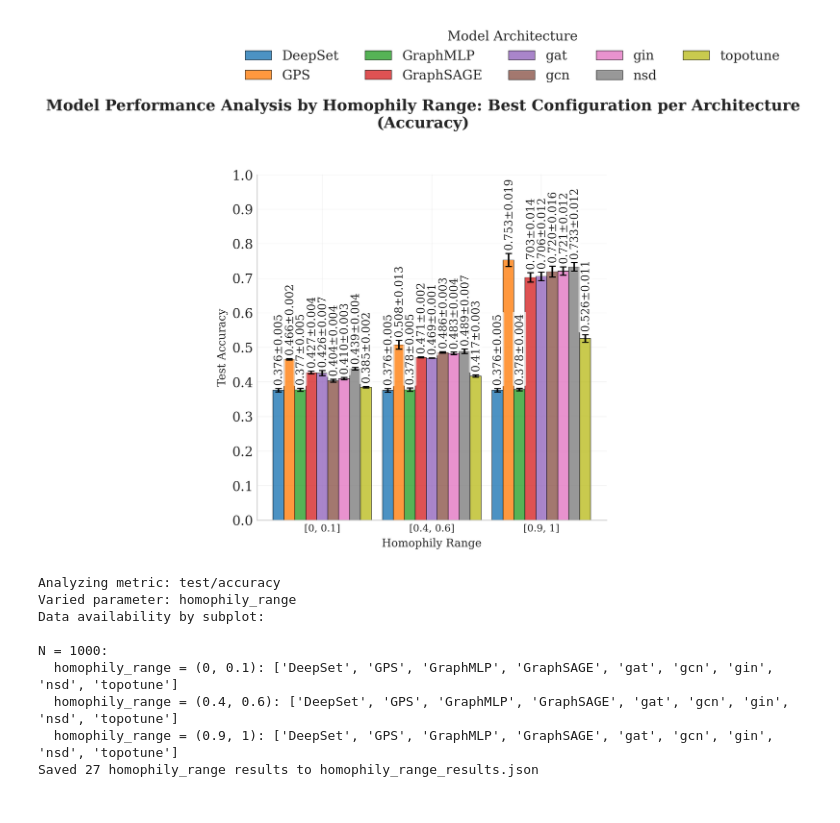
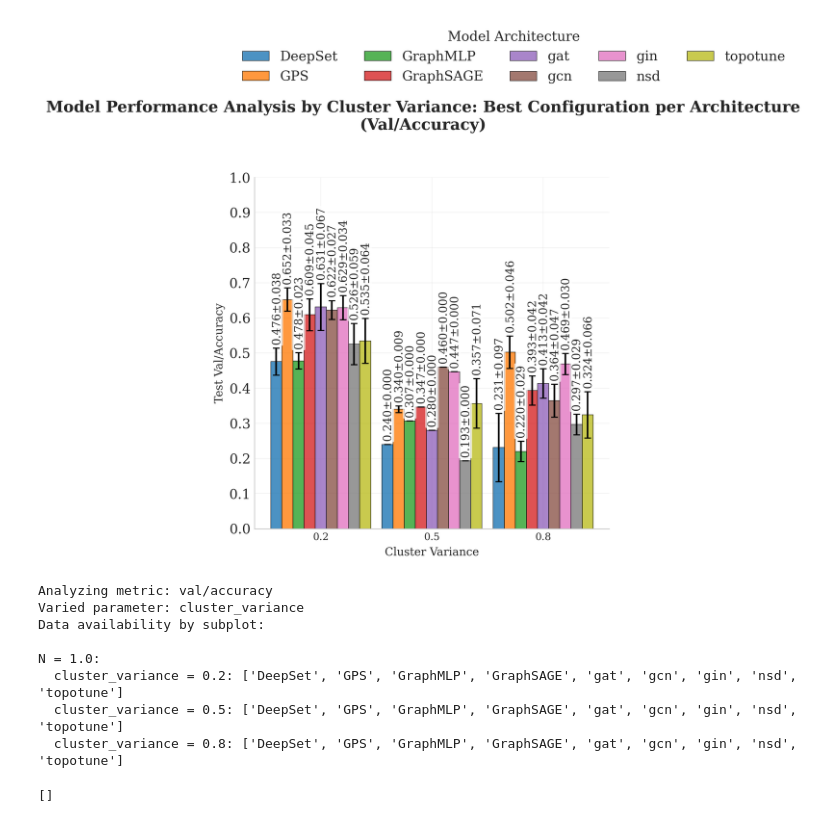
Before and after one commit to geometric-intelligence/TopoBench, a Jupyter notebook: tutorials/results_notebook.ipynb, the cells around one changed output. Cells and saved outputs as stored; diff of their text form; code cells hidden in the pictures.

```diff
--- a/tutorials/results_notebook.ipynb
+++ b/tutorials/results_notebook.ipynb
@@ -1,7 +1,7 @@
 # %%
 # CONFIGURATION - Change these to select the metric and varied parameter
-METRIC = 'test/accuracy'  # Options: 'test/accuracy', 'test/auroc', 'test/precision', 'test/recall', etc.
-VARIED_PARAMETER = 'homophily_range'  # Options: 'homophily_range', 'avg_degree_range', etc.
+METRIC = 'val/accuracy'  # Options: 'test/accuracy', 'test/auroc', 'test/precision', 'test/recall', etc.
+VARIED_PARAMETER = 'cluster_variance'  # Options: 'homophily_range', 'avg_degree_range', etc.
 # %%
 import wandb
 import pandas as pd
@@ -9,7 +9,7 @@ import pandas as pd
 api = wandb.Api(timeout=100)
 
 # Get all runs from a project
-runs = api.runs("graphuniverse/final_homophily_experiments")
+runs = api.runs("graphuniverse/final_cluster_variance_experiments_transductive")
 
 # Collect data from all runs
 all_data = []
@@ -113,7 +113,10 @@ def extract_params(gen_params_str, varied_param):
     try:
         parsed = json.loads(gen_params_str)
         n_graphs = parsed['family_parameters']['n_graphs']
-        varied_param_value = tuple(parsed['family_parameters'][varied_param])
+        if varied_param=="cluster_variance":
+            varied_param_value = parsed['universe_parameters'][varied_param]
+        else:
+            varied_param_value = tuple(parsed['family_parameters'][varied_param])
         return n_graphs, varied_param_value
     except:
         return None, None
@@ -147,9 +150,14 @@ for n_graphs, varied_param_value in product(unique_n_graphs, unique_varied_param
 
         # Get best configuration per model type
         if len(stats_per_model_config) > 0:
-            best_per_model_type = stats_per_model_config.loc[
-                stats_per_model_config.groupby('model_name')['mean'].idxmax()
-            ]
+            if "accuracy" in METRIC:
+                best_per_model_type = stats_per_model_config.loc[
+                    stats_per_model_config.groupby('model_name')['mean'].idxmax()
+                ]
+            else:
+                best_per_model_type = stats_per_model_config.loc[
+                    stats_per_model_config.groupby('model_name')['mean'].idxmin()
+                ]
 
             for _, row in best_per_model_type.iterrows():
                 key = (n_graphs, varied_param_value, row['model_name'])
@@ -175,9 +183,14 @@ for subplot_idx, n_graphs in enumerate(unique_n_graphs):
 
     # Create group labels (varied parameter ranges)
     group_labels = []
-    for varied_param_value in unique_varied_param_values:
-        param_str = f"[{varied_param_value[0]}, {varied_param_value[1]}]"
-        group_labels.append(param_str)
+    try:
+        for varied_param_value in unique_varied_param_values:
+            param_str = f"[{varied_param_value[0]}, {varied_param_value[1]}]"
+            group_labels.append(param_str)
+    except:
+        for varied_param_value in unique_varied_param_values:
+            param_str = f"{varied_param_value}"
+            group_labels.append(param_str)
 
     # Plot bars for each model
     for model_idx, model in enumerate(unique_models):
@@ -229,8 +242,9 @@ for subplot_idx, n_graphs in enumerate(unique_n_graphs):
     ax.set_xticklabels(group_labels, fontsize=9)
 
     # Set y-axis
-    ax.set_ylim(0, 1)
-    ax.set_yticks(np.arange(0, 1.1, 0.1))
+    if "accuracy" in METRIC:
+        ax.set_ylim(0, 1)
+        ax.set_yticks(np.arange(0, 1.1, 0.1))
 
     # Add grid
     ax.grid(True, alpha=0.3, axis='y')
@@ -269,45 +283,48 @@ plt.rcdefaults()
 print(f"Analyzing metric: {METRIC}")
 print(f"Varied parameter: {VARIED_PARAMETER}")
 print("Data availability by subplot:")
 for n_graphs in unique_n_graphs:
     print(f"\nN = {n_graphs}:")
     for varied_param_value in unique_varied_param_values:
         available_models = []
         for model in unique_models:
             key = (n_graphs, varied_param_value, model)
             if key in results_matrix:
                 available_models.append(model)
         print(f"  {VARIED_PARAMETER} = {varied_param_value}: {available_models}")
 
 # Save results for visualization
 param_results = {}
 for n_graphs, varied_param_value, model in results_matrix.keys():
     # Create a key that matches the expected format for the visualization
     json_key = f"{varied_param_value}_{model}"
 
     # Only save if this combination hasn't been saved yet (avoid duplicates)
     if json_key not in param_results:
         param_results[json_key] = {
             VARIED_PARAMETER: varied_param_value,
             'model': model,
             'mean': results_matrix[(n_graphs, varied_param_value, model)][0],
             'std': results_matrix[(n_graphs, varied_param_value, model)][1]
         }
 
-# Save to JSON with parameter name in filename
-output_filename = f'{VARIED_PARAMETER}_results.json'
-with open(output_filename, 'w') as f:
-    json.dump(param_results, f, indent=2)
+# # Save to JSON with parameter name in filename
+# output_filename = f'{VARIED_PARAMETER}_results.json'
+# with open(output_filename, 'w') as f:
+#     json.dump(param_results, f, indent=2)
 
-print(f"Saved {len(param_results)} {VARIED_PARAMETER} results to {output_filename}")
+# print(f"Saved {len(param_results)} {VARIED_PARAMETER} results to {output_filename}")
 # %% [output]
-[figure, old version]
+[figure, new version]
-Analyzing metric: test/accuracy
-Varied parameter: homophily_range
+Analyzing metric: val/accuracy
+Varied parameter: cluster_variance
 Data availability by subplot:
 
-N = 1000:
-  homophily_range = (0, 0.1): ['DeepSet', 'GPS', 'GraphMLP', 'GraphSAGE', 'gat', 'gcn', 'gin', 'nsd', 'topotune']
-  homophily_range = (0.4, 0.6): ['DeepSet', 'GPS', 'GraphMLP', 'GraphSAGE', 'gat', 'gcn', 'gin', 'nsd', 'topotune']
-  homophily_range = (0.9, 1): ['DeepSet', 'GPS', 'GraphMLP', 'GraphSAGE', 'gat', 'gcn', 'gin', 'nsd', 'topotune']
-Saved 27 homophily_range results to homophily_range_results.json
+N = 1.0:
+  cluster_variance = 0.2: ['DeepSet', 'GPS', 'GraphMLP', 'GraphSAGE', 'gat', 'gcn', 'gin', 'nsd', 'topotune']
+  cluster_variance = 0.5: ['DeepSet', 'GPS', 'GraphMLP', 'GraphSAGE', 'gat', 'gcn', 'gin', 'nsd', 'topotune']
+  cluster_variance = 0.8: ['DeepSet', 'GPS', 'GraphMLP', 'GraphSAGE', 'gat', 'gcn', 'gin', 'nsd', 'topotune']
+# %%
+unique_n_graphs
+# %% [output]
+[]
```
Also changed, not shown: 6 other files.
